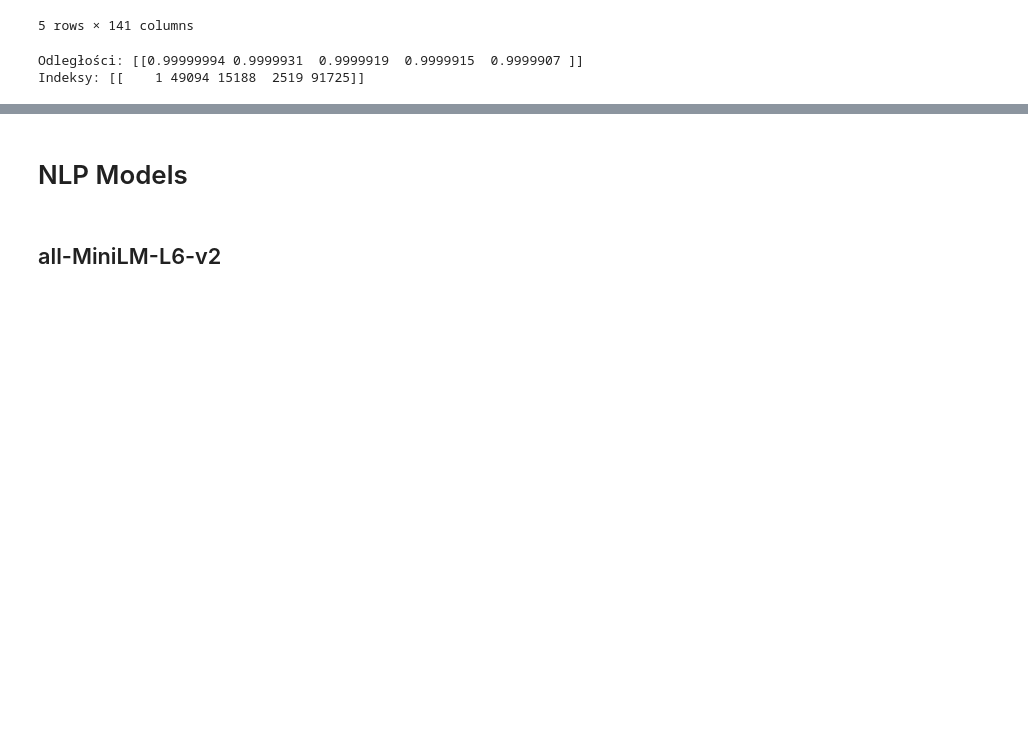
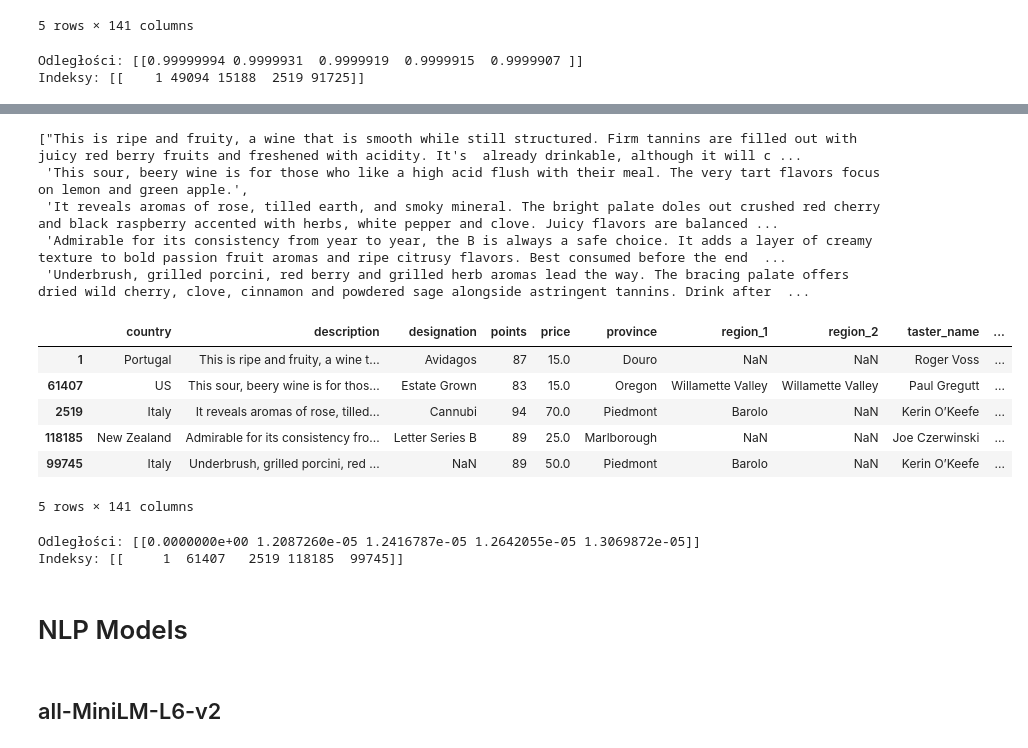
Before and after one commit to Msaters/projektUczenieMaszynowe, a Jupyter notebook: fais_model.ipynb, the cells around one changed output, grey strips where cells are left out. Cells and saved outputs as stored; diff of their text form; code cells hidden in the pictures; blank space fills up the shorter version.

```diff
--- a/fais_model.ipynb
+++ b/fais_model.ipynb
@@ -115,0 +128,6 @@ Indeksy: [[    1 49094 15188  2519 91725]]
+# %%
+from config import *
+df_unchanged = pd.read_csv(CSV_FILEPATH, index_col=0)
+embeddings_tf_idf_bigrams_df = pd.concat([df_unchanged, embeddings_tf_idf_bigrams_df], axis=1)
+
+display(embeddings_tf_idf_bigrams_df.head(), embeddings_tf_idf_bigrams_df.shape)
@@ -116,3 +143,26 @@ Indeksy: [[    1 49094 15188  2519 91725]]
+# %%
+df_nums = fast_preprocess_df(embeddings_tf_idf_bigrams_df)
+index, df_nums_array = build_faiss_index_from_df_nums(df_nums)
+D, I = find_similar_items(df_nums_array[1], k=5)
+display(get_wines_by_indices(I, embeddings_tf_idf_bigrams_df))
+
+print(f"Odległości: {D}")
+print(f"Indeksy: {I}")
+# %% [output]
+["This is ripe and fruity, a wine that is smooth while still structured. Firm tannins are filled out with juicy red berry fruits and freshened with acidity. It's  already drinkable, although it will c ...
+ 'This sour, beery wine is for those who like a high acid flush with their meal. The very tart flavors focus on lemon and green apple.',
+ 'It reveals aromas of rose, tilled earth, and smoky mineral. The bright palate doles out crushed red cherry and black raspberry accented with herbs, white pepper and clove. Juicy flavors are balanced ...
+ 'Admirable for its consistency from year to year, the B is always a safe choice. It adds a layer of creamy texture to bold passion fruit aromas and ripe citrusy flavors. Best consumed before the end  ...
+ 'Underbrush, grilled porcini, red berry and grilled herb aromas lead the way. The bracing palate offers dried wild cherry, clove, cinnamon and powdered sage alongside astringent tannins. Drink after  ...
+|  | country | description | designation | points | price | province | region_1 | region_2 | taster_name | ... |
+| 1 | Portugal | This is ripe and fruity, a wine t... | Avidagos | 87 | 15.0 | Douro | NaN | NaN | Roger Voss | ... |
+| 61407 | US | This sour, beery wine is for thos... | Estate Grown | 83 | 15.0 | Oregon | Willamette Valley | Willamette Valley | Paul Gregutt | ... |
+| 2519 | Italy | It reveals aromas of rose, tilled... | Cannubi | 94 | 70.0 | Piedmont | Barolo | NaN | Kerin O’Keefe | ... |
+| 118185 | New Zealand | Admirable for its consistency fro... | Letter Series B | 89 | 25.0 | Marlborough | NaN | NaN | Joe Czerwinski | ... |
+| 99745 | Italy | Underbrush, grilled porcini, red ... | NaN | 89 | 50.0 | Piedmont | Barolo | NaN | Kerin O’Keefe | ... |
+5 rows × 141 columns
+Odległości: [[0.0000000e+00 1.2087260e-05 1.2416787e-05 1.2642055e-05 1.3069872e-05]]
+Indeksy: [[     1  61407   2519 118185  99745]]
 # %% [markdown]
 # NLP Models
 # %% [markdown]
```
Also changed, not shown: parts of 8 cells of this notebook, 5 other files.
